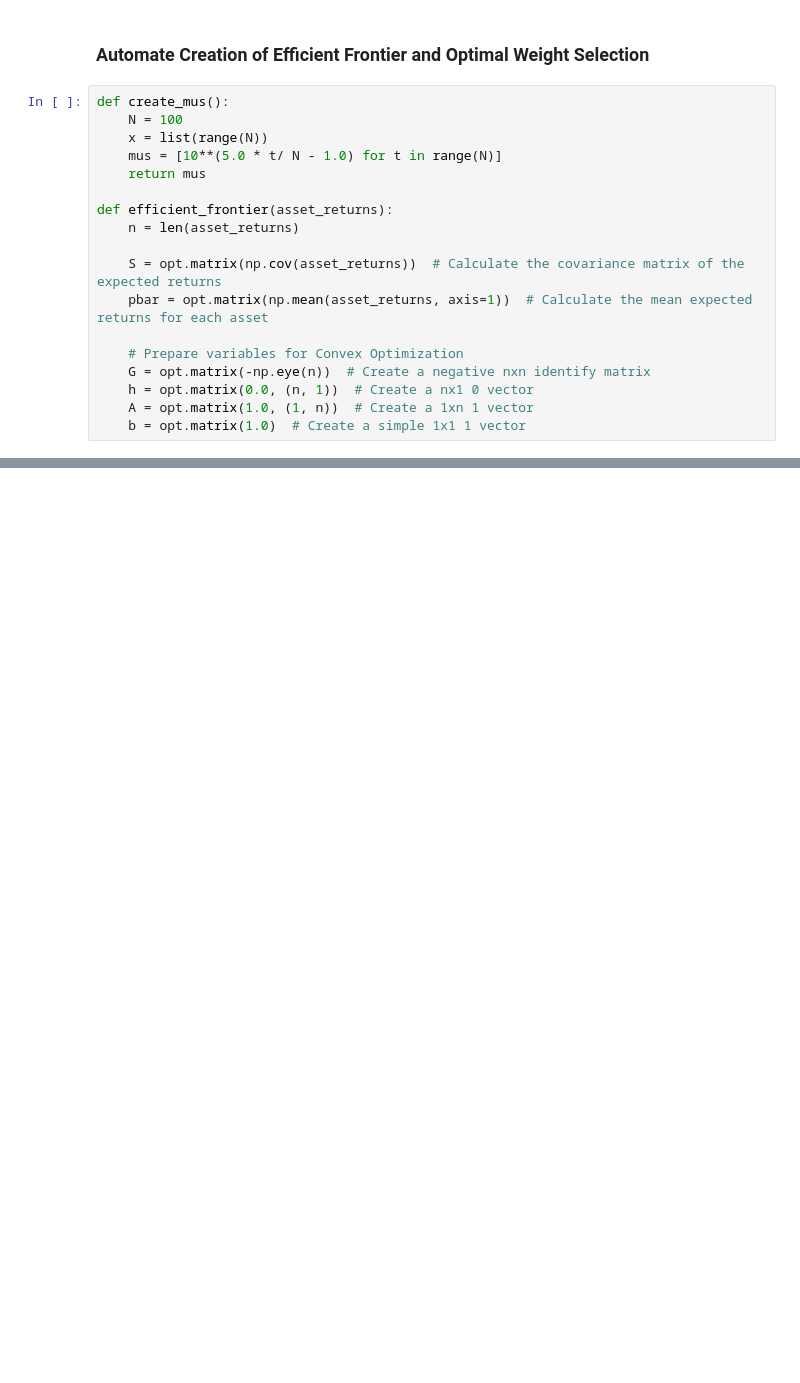
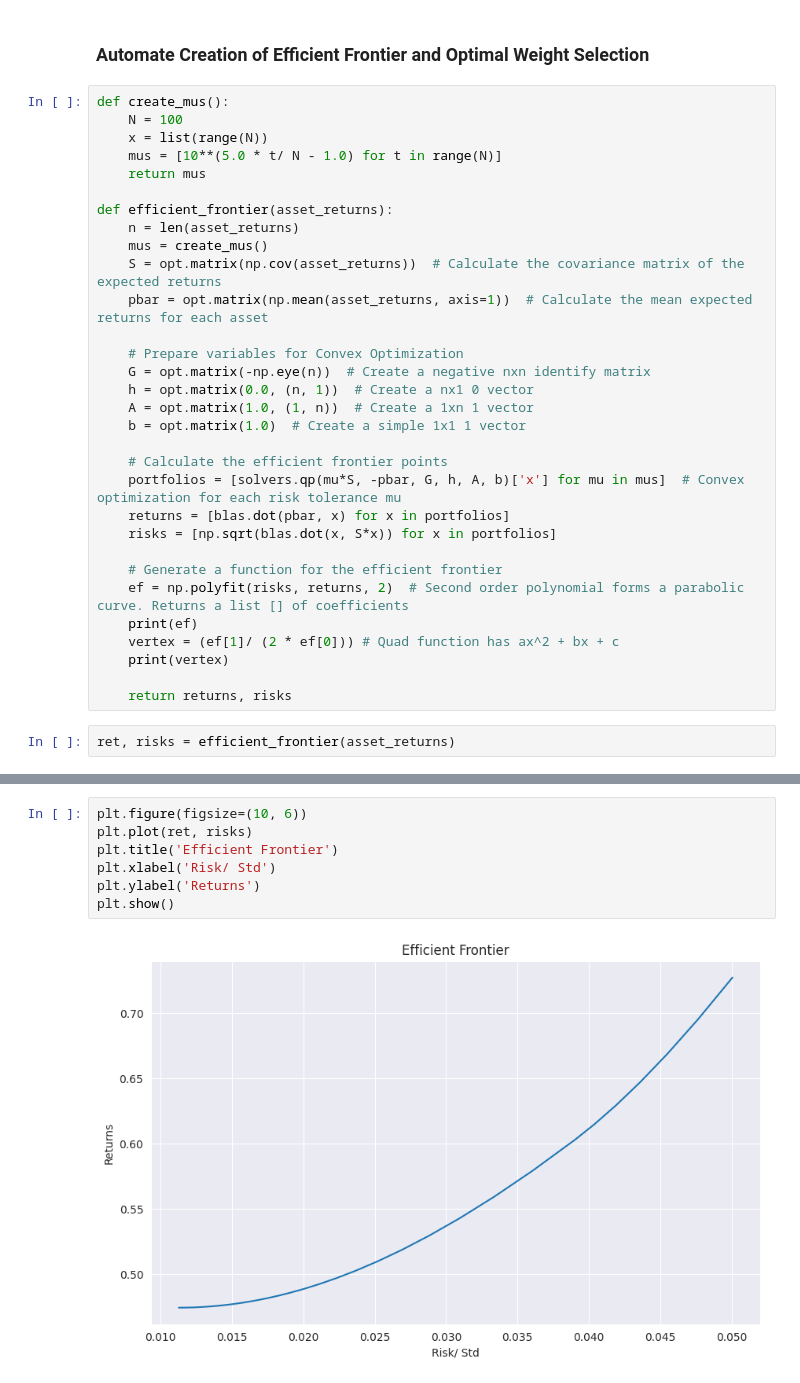
Before and after one commit to trav-d13/fintech, a Jupyter notebook: notebooks/markowitz.ipynb, the cells around one changed output, grey strips where cells are left out. Saved outputs shown, nothing was run; the diff lists cells and outputs as text; blank space fills up the shorter version.

Commit message:
calculation of efficient frontiers risks and returns

```diff
--- a/notebooks/markowitz.ipynb
+++ b/notebooks/markowitz.ipynb
@@ -328,7 +328,7 @@ def create_mus():
 
 def efficient_frontier(asset_returns):
     n = len(asset_returns)
-
+    mus = create_mus()
     S = opt.matrix(np.cov(asset_returns))  # Calculate the covariance matrix of the expected returns
     pbar = opt.matrix(np.mean(asset_returns, axis=1))  # Calculate the mean expected returns for each asset
 
@@ -337,3 +337,18 @@ def efficient_frontier(asset_returns):
     h = opt.matrix(0.0, (n, 1))  # Create a nx1 0 vector
     A = opt.matrix(1.0, (1, n))  # Create a 1xn 1 vector
     b = opt.matrix(1.0)  # Create a simple 1x1 1 vector
+
+    # Calculate the efficient frontier points
+    portfolios = [solvers.qp(mu*S, -pbar, G, h, A, b)['x'] for mu in mus]  # Convex optimization for each risk tolerance mu
+    returns = [blas.dot(pbar, x) for x in portfolios]
+    risks = [np.sqrt(blas.dot(x, S*x)) for x in portfolios]
+
+    # Generate a function for the efficient frontier
+    ef = np.polyfit(risks, returns, 2)  # Second order polynomial forms a parabolic curve. Returns a list [] of coefficients
+    print(ef)
+    vertex = (ef[1]/ (2 * ef[0])) # Quad function has ax^2 + bx + c
+    print(vertex)
+
+    return returns, risks
+# %%
+ret, risks = efficient_frontier(asset_returns)
@@ -339,0 +373,9 @@ def efficient_frontier(asset_returns):
+# %%
+plt.figure(figsize=(10, 6))
+plt.plot(ret, risks)
+plt.title('Efficient Frontier')
+plt.xlabel('Risk/ Std')
+plt.ylabel('Returns')
+plt.show()
+# %% [output]
+[figure, added]
```
Also changed, not shown: parts of 1 cell of this notebook.
